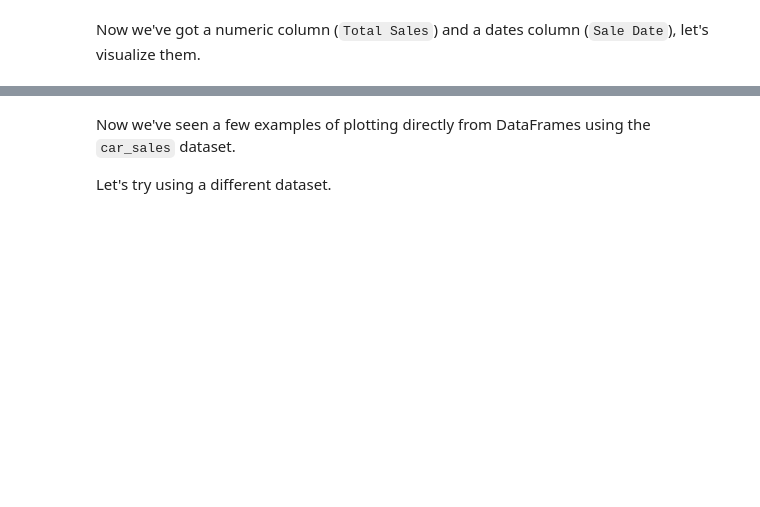
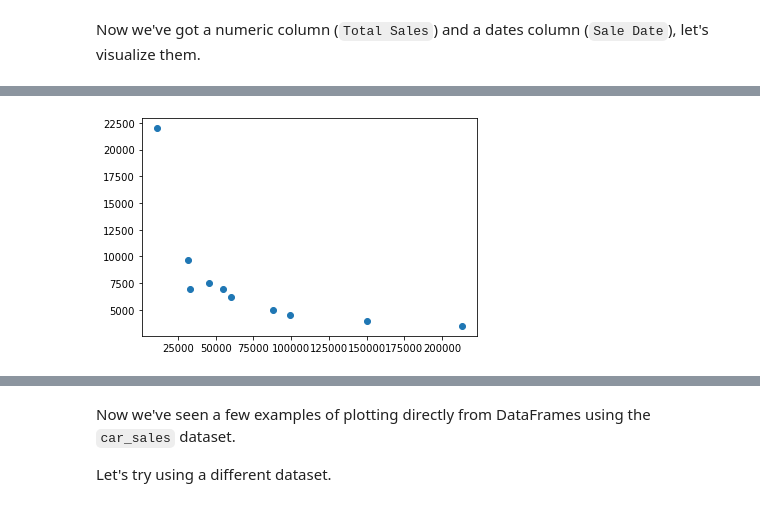
Before and after one commit to m00racle/zero-to-mastery-ml, a Jupyter notebook: section-2-data-science-and-ml-tools/matplotlib-exercises.ipynb, the cells around one changed output, grey strips where cells are left out. Drawn from its saved outputs; the diff is of its cells as text; code cells hidden in the pictures; blank space fills up the shorter version.

```diff
--- a/section-2-data-science-and-ml-tools/matplotlib-exercises.ipynb
+++ b/section-2-data-science-and-ml-tools/matplotlib-exercises.ipynb
@@ -239,7 +284,10 @@ Now we've got a numeric column (`Total Sales`) and a dates column (`Sale Date`),
 # %%
 # Convert the 'Price' column to the integers
-
+car_price = car_sales['Price'].replace('\D', "", regex=True).astype(int)/100
 
 # Create a scatter plot of the 'Odometer (KM)' and 'Price' column using the plot() function
+plt.scatter(car_sales['Odometer (KM)'], car_price);
+# %% [output]
+[figure, added]
 # %%
 # Create a NumPy array of random numbers of size (10, 4) and save it to X
```
Also changed, not shown: parts of 28 cells of this notebook, 3 other files.
